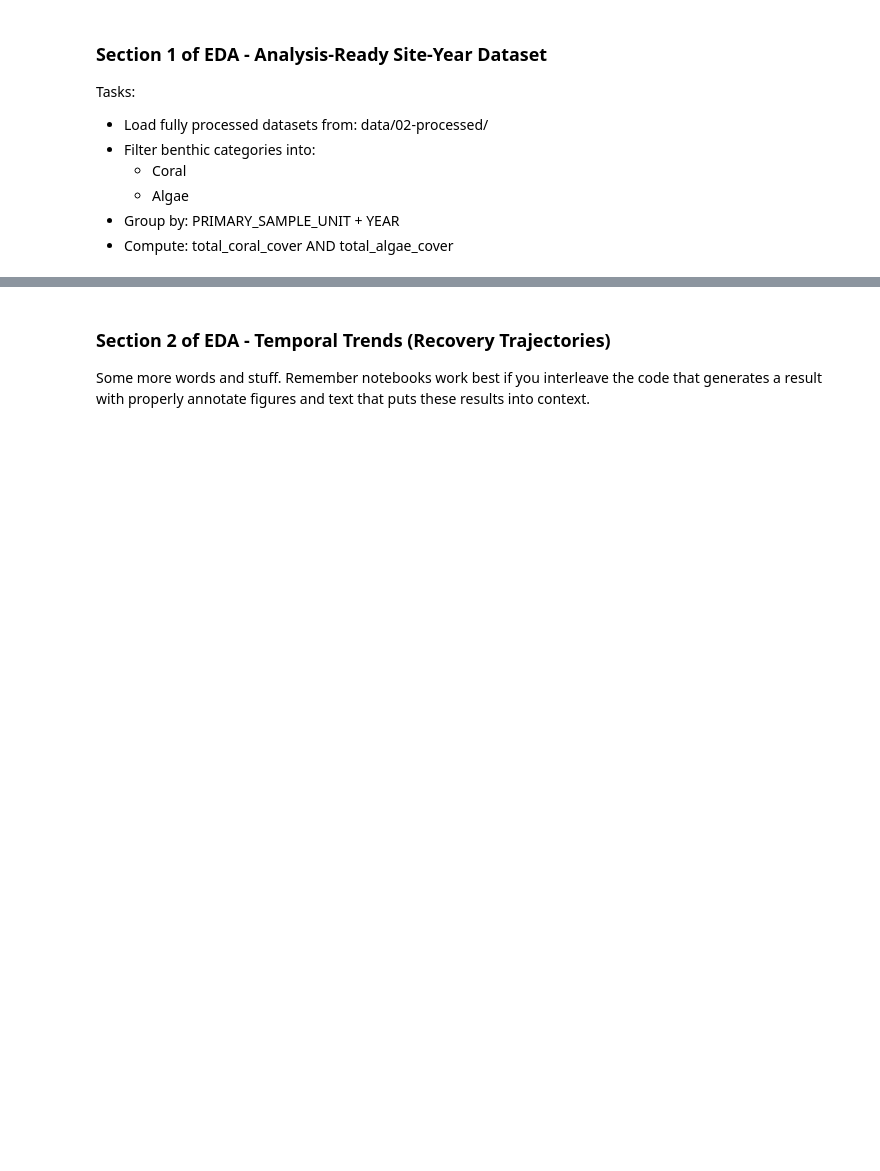
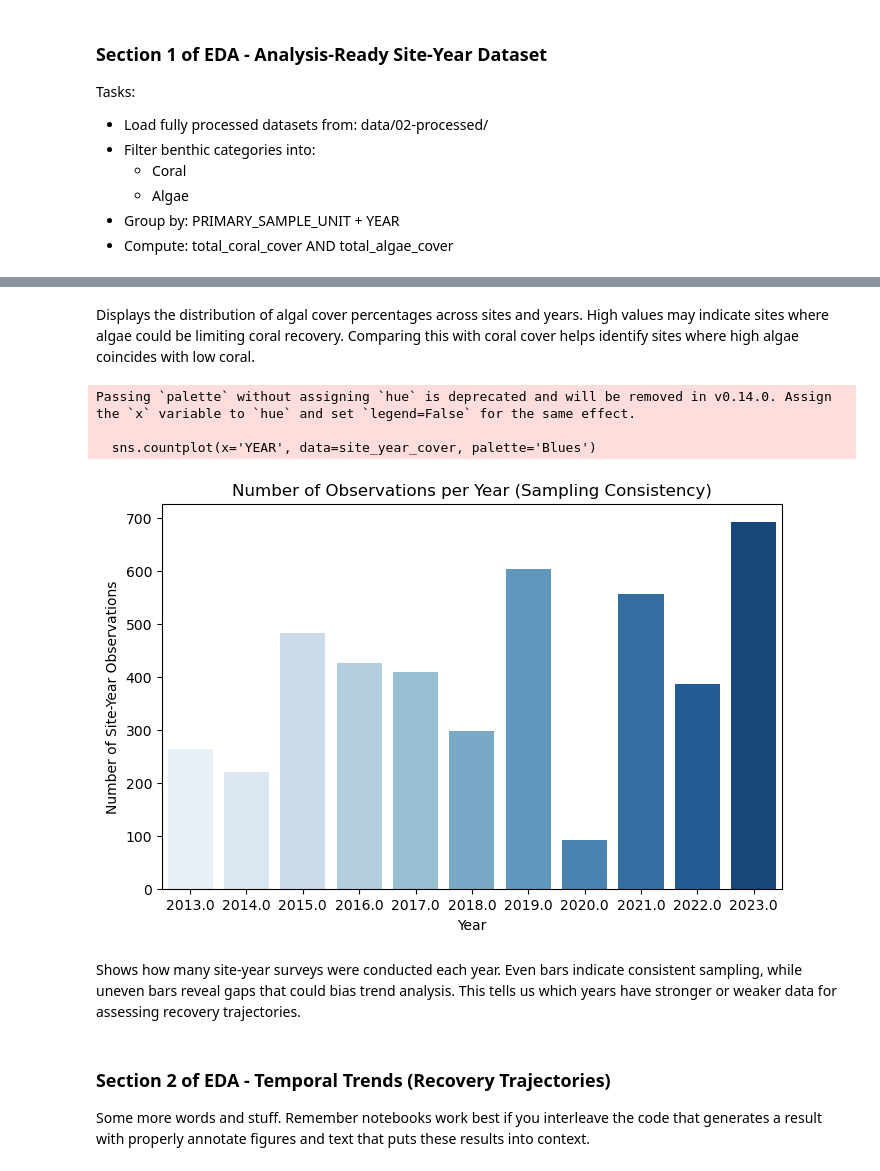
Before and after one commit to COGS108/Group032_WI26, a Jupyter notebook: 02-EDACheckpoint.ipynb, the cells around one changed output, grey strips where cells are left out. Saved outputs shown, nothing was run; the diff lists cells and outputs as text; code cells hidden in the pictures; blank space fills up the shorter version.

```diff
--- a/02-EDACheckpoint.ipynb
+++ b/02-EDACheckpoint.ipynb
@@ -422,0 +632,6 @@ Tasks:
+# %%
+## Load fully processed datasets
+
+florida_benthic = pd.read_csv("data/02-processed/benthic_cover_FL_cleaned.csv")
+puerto_rico_benthic = pd.read_csv("data/02-processed/benthic_cover_PR_cleaned.csv")
+usvi_benthic = pd.read_csv("data/02-processed/benthic_cover_USVI_cleaned.csv")
@@ -423,3 +815,21 @@ Tasks:
+# %% [markdown]
+Displays the distribution of algal cover percentages across sites and years. High values may indicate sites where algae could be limiting coral recovery. Comparing this with coral cover helps identify sites where high algae coincides with low coral.
+# %%
+## Bar plot of observations per year
+
+plt.figure(figsize=(8,5))
+sns.countplot(x='YEAR', data=site_year_cover, palette='Blues')
+plt.xlabel("Year")
+plt.ylabel("Number of Site-Year Observations")
+plt.title("Number of Observations per Year (Sampling Consistency)")
+plt.show()
+# %% [output]
+Passing `palette` without assigning `hue` is deprecated and will be removed in v0.14.0. Assign the `x` variable to `hue` and set `legend=False` for the same effect.
+
+  sns.countplot(x='YEAR', data=site_year_cover, palette='Blues')
+[figure, added]
+# %% [markdown]
+Shows how many site-year surveys were conducted each year. Even bars indicate consistent sampling, while uneven bars reveal gaps that could bias trend analysis. This tells us which years have stronger or weaker data for assessing recovery trajectories.
 # %% [markdown]
 ### Section 2 of EDA - Temporal Trends (Recovery Trajectories)
 
```
Also changed, not shown: parts of 45 cells of this notebook.
